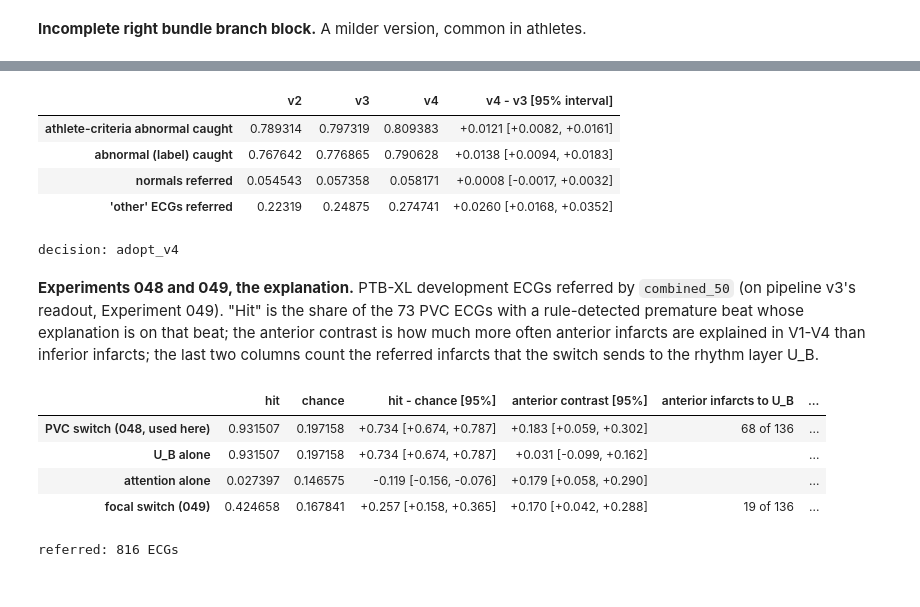
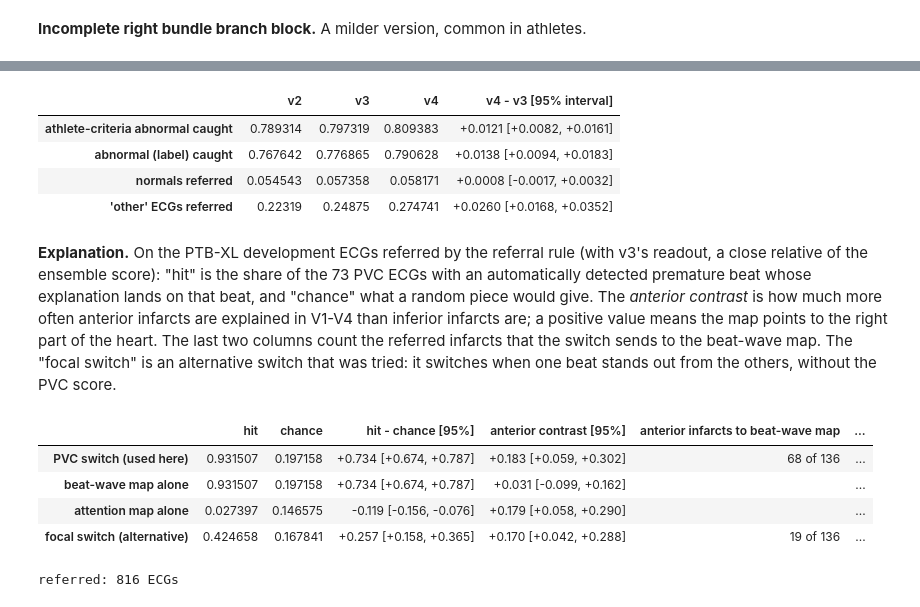
Before and after one commit to Janet16180/ecg-cardiopathy-detection, a Jupyter notebook: notebooks/13-jr-pipeline-v4-explained.ipynb, the cells around one changed output, grey strips where cells are left out. Saved outputs shown, nothing was run; the diff lists cells and outputs as text; code cells hidden in the pictures.

```diff
--- a/notebooks/13-jr-pipeline-v4-explained.ipynb
+++ b/notebooks/13-jr-pipeline-v4-explained.ipynb
@@ -197,0 +255,19 @@ models loaded in 9.8 s
+# %%
+rng = np.random.default_rng(0)
+figure = Figure(figsize=(7, 4), layout="constrained")
+axis = figure.subplots()
+times = np.arange(healthy_waves["QRS"].shape[2]) * 2 / 500 + WAVES["QRS"][0]
+for row in rng.choice(len(healthy_waves["QRS"]), 300, replace=False):
+    axis.plot(times, healthy_waves["QRS"][row, 1], color="grey", alpha=0.15, linewidth=0.7)
+example_scores = wave_scores(references, pieces)
+for beat in range(len(r_times)):
+    score = example_scores[beat, 1, 1]
+    odd = score > RED[1]
+    axis.plot(times, pieces["QRS"][beat, 1], color="red" if odd else "tab:blue",
+              linewidth=1.6 if odd else 0.8)
+axis.set_title("Lead II QRS: healthy beats (grey), this ECG (blue), far from healthy (red)")
+axis.set_xlabel("seconds from the beat's peak")
+display_small(figure, dpi=70)
+print("distance of each lead II QRS from the healthy shapes:",
+      {round(float(t), 2): round(float(s)) for t, s in zip(r_times, example_scores[:, 1, 1], strict=True)},
+      f"| red threshold {RED[1]:.0f}")
@@ -311,9 +397,9 @@ for group, found in members.items():
     rows = saved_scores.loc[found]
     chosen = rows[rows["referred"]]
     summary[group] = {"ECGs": len(rows), "referred": rows["referred"].mean(),
-                      "referred by F alone": ((rows["F"] > F_THRESHOLD)
-                                              & (rows["E"] <= E_THRESHOLD)).mean(),
-                      "of referred: U_B (red)": (chosen["layer"] == 1).mean() if len(chosen) else np.nan}
-    summary[group]["of referred: attention (blue)"] = 1 - summary[group]["of referred: U_B (red)"]
+                      "by finding score alone": ((rows["finding"] > FINDING_THRESHOLD)
+                                                 & (rows["ensemble"] <= ENSEMBLE_THRESHOLD)).mean(),
+                      "of referred: beat-wave (red)": (chosen["layer"] == 1).mean()}
+    summary[group]["of referred: attention (blue)"] = 1 - summary[group]["of referred: beat-wave (red)"]
 display(pd.DataFrame(summary).T.round(2).astype({"ECGs": int}))
 # %% [output]
@@ -549,54 +638,55 @@ similar.
 # %%
-summary046 = {(row["pipeline"], row["rule"], row["m"], row["budget"]): row for row in result046["summary"]}
-contrasts046 = {(row["contrast"], row["rule"], row["m"], row["budget"], row["outcome"]): row
-                for row in result046["contrasts"]}
+summary_saved = {(row["pipeline"], row["rule"], row["m"], row["budget"]): row
+                 for row in result046["summary"]}
+contrasts_saved = {(row["contrast"], row["rule"], row["m"], row["budget"], row["outcome"]): row
+                   for row in result046["contrasts"]}
 outcomes = {"composite": "athlete-criteria abnormal caught", "binary_positive": "abnormal (label) caught",
             "normal": "normals referred", "other": "'other' ECGs referred"}
 rows = {}
 for outcome, label in outcomes.items():
-    rows[label] = {pipeline: summary046[(pipeline, "combined_50", 200, 0.05)][outcome]["mean"]
+    rows[label] = {pipeline: summary_saved[(pipeline, "combined_50", 200, 0.05)][outcome]["mean"]
                    for pipeline in ("v2", "v3", "v4")}
-    found = contrasts046[("v4_minus_v3", "combined_50", 200, 0.05, outcome)]
+    found = contrasts_saved[("v4_minus_v3", "combined_50", 200, 0.05, outcome)]
     rows[label]["v4 - v3 [95% interval]"] = (f"{found['difference']:+.4f} "
                                              f"[{found['ci'][0]:+.4f}, {found['ci'][1]:+.4f}]")
 display(pd.DataFrame(rows).T.round(4))
-print("decision:", result046["reading"]["decision"])
 # %% [output]
 |  | v2 | v3 | v4 | v4 - v3 [95% interval] |
 | athlete-criteria abnormal caught | 0.789314 | 0.797319 | 0.809383 | +0.0121 [+0.0082, +0.0161] |
 | abnormal (label) caught | 0.767642 | 0.776865 | 0.790628 | +0.0138 [+0.0094, +0.0183] |
 | normals referred | 0.054543 | 0.057358 | 0.058171 | +0.0008 [-0.0017, +0.0032] |
 | 'other' ECGs referred | 0.22319 | 0.24875 | 0.274741 | +0.0260 [+0.0168, +0.0352] |
-decision: adopt_v4
 # %% [markdown]
-**Experiments 048 and 049, the explanation.** PTB-XL development ECGs referred by `combined_50` (on
-pipeline v3's readout, Experiment 049). "Hit" is the share of the 73 PVC ECGs with a rule-detected
-premature beat whose explanation is on that beat; the anterior contrast is how much more often anterior
-infarcts are explained in V1-V4 than inferior infarcts; the last two columns count the referred infarcts
-that the switch sends to the rhythm layer U_B.
+**Explanation.** On the PTB-XL development ECGs referred by the referral rule (with v3's readout, a
+close relative of the ensemble score): "hit" is the share of the 73 PVC ECGs with an automatically detected
+premature beat whose explanation lands on that beat, and "chance" what a random piece would give. The
+*anterior contrast* is how much more often anterior infarcts are explained in V1-V4 than inferior infarcts
+are; a positive value means the map points to the right part of the heart. The last two columns count the
+referred infarcts that the switch sends to the beat-wave map. The "focal switch" is an alternative switch
+that was tried: it switches when one beat stands out from the others, without the PVC score.
 # %%
 case = result049["cases"]["combined_50_q0.975"]
-names = {"pvc_switch": "PVC switch (048, used here)", "U_B": "U_B alone", "attention_jepa": "attention alone",
-         "focal_switch": "focal switch (049)"}
+names = {"pvc_switch": "PVC switch (used here)", "U_B": "beat-wave map alone",
+         "attention_jepa": "attention map alone", "focal_switch": "focal switch (alternative)"}
 rows = {}
 for arm, label in names.items():
     found = case["maps"][arm]
     hmc, anterior = found["hit_minus_chance"], found["lead_contrast"]["anterior"]
     rows[label] = {"hit": found["hit_rate"], "chance": found["chance_rate"],
                    "hit - chance [95%]": f"{hmc['value']:+.3f} [{hmc['ci_low']:+.3f}, {hmc['ci_high']:+.3f}]",
                    "anterior contrast [95%]": (f"{anterior['value']:+.3f} "
                                                f"[{anterior['ci_low']:+.3f}, {anterior['ci_high']:+.3f}]")}
     sent = case["sent_to_U_B"].get(arm)
     for region in ("anterior", "inferior"):
         total = found["infarct_ecgs"][region]
-        rows[label][f"{region} infarcts to U_B"] = f"{sent[region]} of {total}" if sent else ""
+        rows[label][f"{region} infarcts to beat-wave map"] = f"{sent[region]} of {total}" if sent else ""
 display(pd.DataFrame(rows).T.round(3))
 print(f"referred: {case['referred']} ECGs")
 # %% [output]
-|  | hit | chance | hit - chance [95%] | anterior contrast [95%] | anterior infarcts to U_B | ... |
-| PVC switch (048, used here) | 0.931507 | 0.197158 | +0.734 [+0.674, +0.787] | +0.183 [+0.059, +0.302] | 68 of 136 | ... |
-| U_B alone | 0.931507 | 0.197158 | +0.734 [+0.674, +0.787] | +0.031 [-0.099, +0.162] |  | ... |
-| attention alone | 0.027397 | 0.146575 | -0.119 [-0.156, -0.076] | +0.179 [+0.058, +0.290] |  | ... |
-| focal switch (049) | 0.424658 | 0.167841 | +0.257 [+0.158, +0.365] | +0.170 [+0.042, +0.288] | 19 of 136 | ... |
+|  | hit | chance | hit - chance [95%] | anterior contrast [95%] | anterior infarcts to beat-wave map | ... |
+| PVC switch (used here) | 0.931507 | 0.197158 | +0.734 [+0.674, +0.787] | +0.183 [+0.059, +0.302] | 68 of 136 | ... |
+| beat-wave map alone | 0.931507 | 0.197158 | +0.734 [+0.674, +0.787] | +0.031 [-0.099, +0.162] |  | ... |
+| attention map alone | 0.027397 | 0.146575 | -0.119 [-0.156, -0.076] | +0.179 [+0.058, +0.290] |  | ... |
+| focal switch (alternative) | 0.424658 | 0.167841 | +0.257 [+0.158, +0.365] | +0.170 [+0.042, +0.288] | 19 of 136 | ... |
 referred: 816 ECGs
 # %% [markdown]
```
Also changed, not shown: parts of 73 cells of this notebook, 1 other file.
